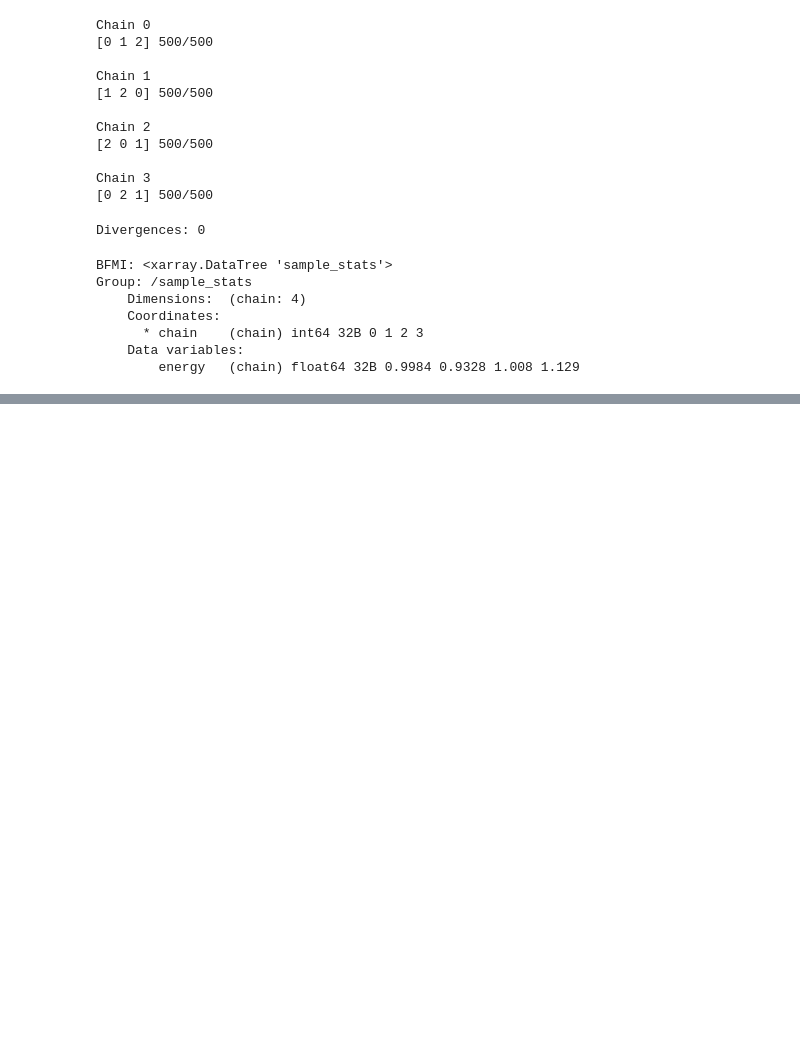
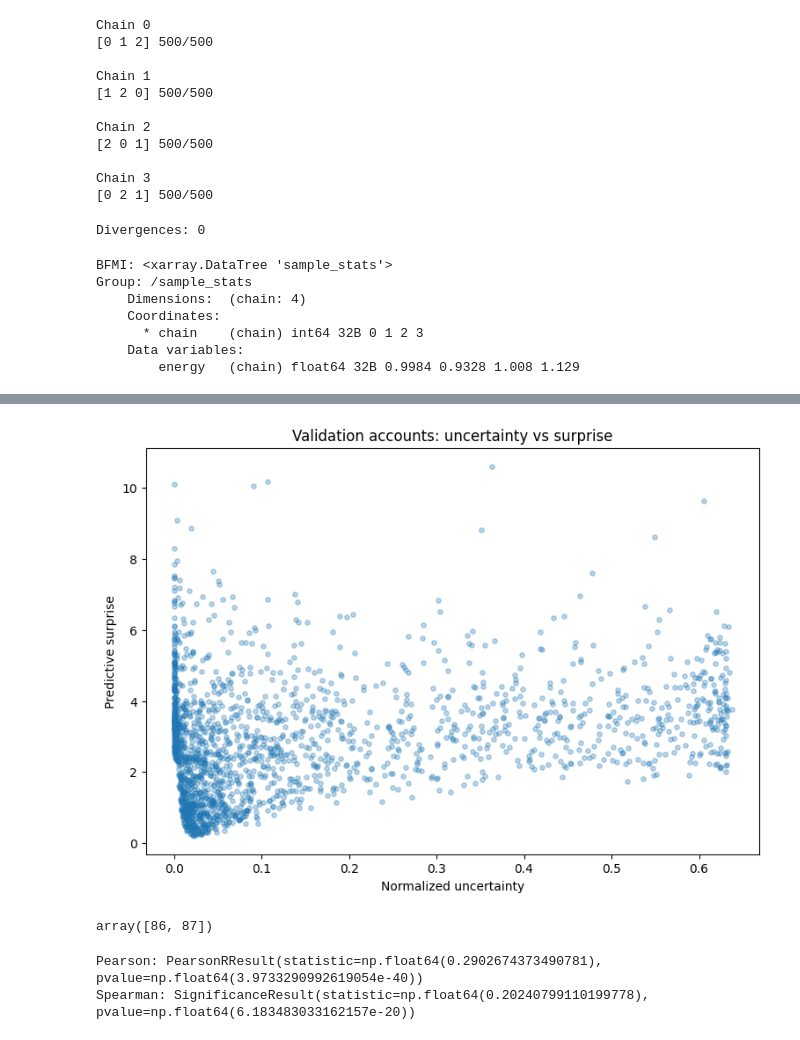
Before and after one commit to juananmonte/aml-working-paper, a Jupyter notebook: aml_working_paper/models/model_iteractive.ipynb, the cells around one changed output, grey strips where cells are left out. Saved outputs shown, nothing was run; the diff lists cells and outputs as text; code cells hidden in the pictures; blank space fills up the shorter version.

```diff
--- a/aml_working_paper/models/model_iteractive.ipynb
+++ b/aml_working_paper/models/model_iteractive.ipynb
@@ -240,3 +264,7 @@ Group: /sample_stats
       * chain    (chain) int64 32B 0 1 2 3
     Data variables:
         energy   (chain) float64 32B 0.9984 0.9328 1.008 1.129
+# %%
+aligned_trace= az.from_netcdf("/workspaces/aml-working-paper/aml_working_paper/results/bayesian_hmm_aligned_trace.nc")
+# %%
+pi_draws, A_draws, mu_draws, sigma_draws = (extract_posterior_draws(aligned_trace))
@@ -242,0 +411,12 @@ Group: /sample_stats
+# %%
+validation_routing_df = build_routing_dataframe(
+    val_df,
+    val_sequences,
+    pi_draws,
+    A_draws,
+    mu_draws,
+    sigma_draws,
+)
+
+print(validation_routing_df.shape)
+print(validation_routing_df.head())
@@ -242,0 +438,34 @@ Group: /sample_stats
+# %%
+import matplotlib.pyplot as plt
+
+plt.figure(figsize=(9, 6))
+
+plt.scatter(
+    validation_routing_df["uncertainty"],
+    validation_routing_df["surprise"],
+    alpha=0.3,
+    s=15,
+)
+
+plt.xlabel("Normalized uncertainty")
+plt.ylabel("Predictive surprise")
+plt.title("Validation accounts: uncertainty vs surprise")
+
+plt.show()
+# %% [output]
+[figure, added]
+# %%
+transition_times
+# %% [output]
+array([86, 87])
+# %%
+from scipy.stats import spearmanr, pearsonr
+
+u = validation_routing_df["uncertainty"]
+s = validation_routing_df["surprise"]
+
+print("Pearson:", pearsonr(u, s))
+print("Spearman:", spearmanr(u, s))
+# %% [output]
+Pearson: PearsonRResult(statistic=np.float64(0.2902674373490781), pvalue=np.float64(3.9733290992619054e-40))
+Spearman: SignificanceResult(statistic=np.float64(0.20240799110199778), pvalue=np.float64(6.183483033162157e-20))
```
Also changed, not shown: parts of 28 cells of this notebook, 7 other files.
